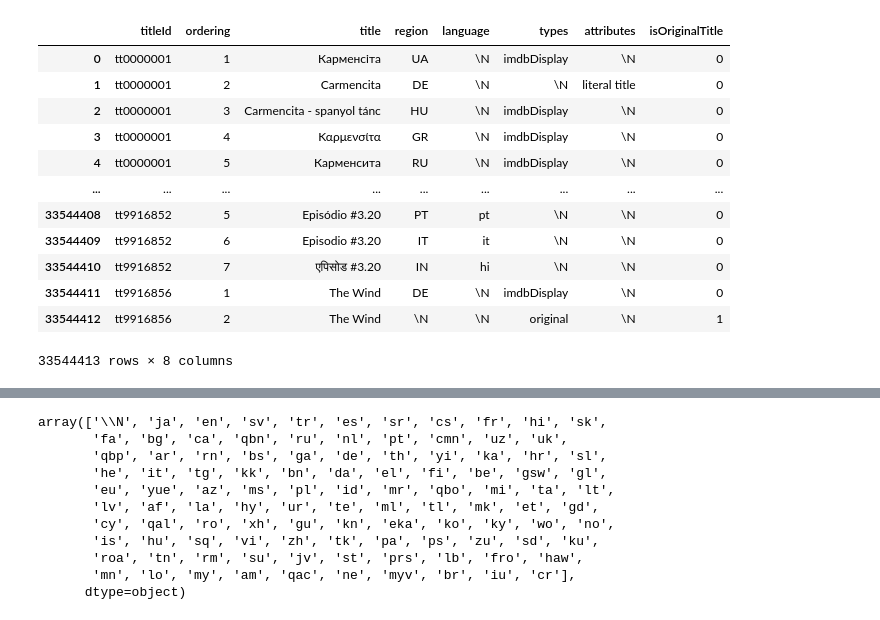
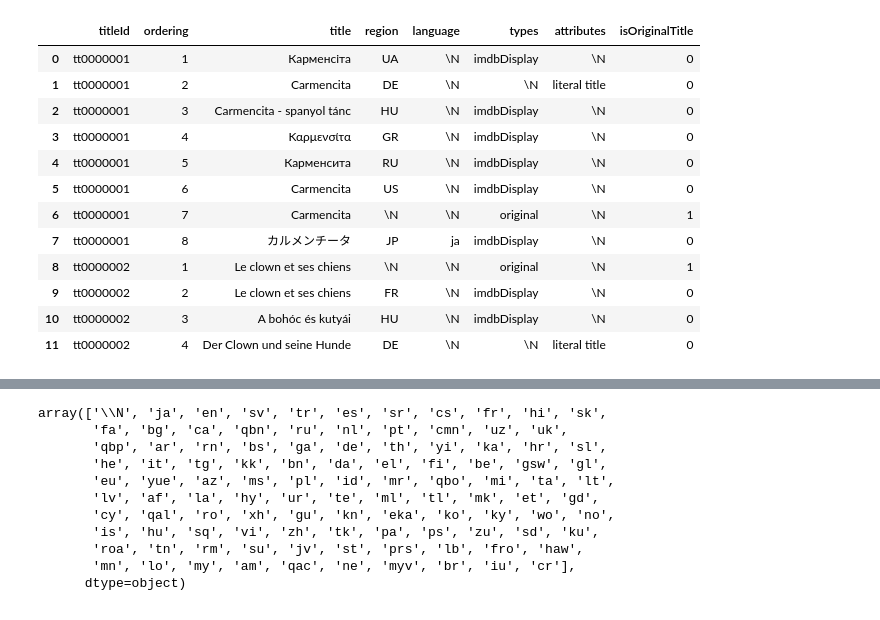
Before and after one commit to ExxetaMAydinbas/data-science-mit-python, a Jupyter notebook: Kursmaterial/bonus/analyze_imdb.ipynb, the cells around one changed output, grey strips where cells are left out. Drawn from its saved outputs; the diff is of its cells as text; code cells hidden in the pictures.

```diff
--- a/Kursmaterial/bonus/analyze_imdb.ipynb
+++ b/Kursmaterial/bonus/analyze_imdb.ipynb
@@ -8,5 +6,6 @@ data_dir = "data"
 # %%
-df_akas = pd.read_table('data/title.akas.tsv.gz', compression='gzip', on_bad_lines="skip")
-df_basics = pd.read_table('data/title.basics.tsv.gz', compression='gzip', on_bad_lines="skip")
-df_crew = pd.read_table('data/title.crew.tsv.gz', compression='gzip', on_bad_lines="skip")
-df_ratings = pd.read_table('data/title.ratings.tsv.gz', compression='gzip', on_bad_lines="skip")
+df_akas = pd.read_table('https://datasets.imdbws.com/title.akas.tsv.gz', compression='gzip', on_bad_lines="skip")
+df_basics = pd.read_table('https://datasets.imdbws.com/title.basics.tsv.gz', compression='gzip', on_bad_lines="skip")
+df_crew = pd.read_table('https://datasets.imdbws.com/title.crew.tsv.gz', compression='gzip', on_bad_lines="skip")
+df_ratings = pd.read_table('https://datasets.imdbws.com/title.ratings.tsv.gz', compression='gzip', on_bad_lines="skip")
+df_names = pd.read_table("https://datasets.imdbws.com/name.basics.tsv.gz", compression='gzip', on_bad_lines="skip")
@@ -13,16 +14,16 @@ df_ratings = pd.read_table('data/title.ratings.tsv.gz', compression='gzip', on_b
 # %%
-df_akas.head()
+df_akas.head(12)
 # %% [output]
 |  | titleId | ordering | title | region | language | types | attributes | isOriginalTitle |
 | 0 | tt0000001 | 1 | Карменсіта | UA | \N | imdbDisplay | \N | 0 |
 | 1 | tt0000001 | 2 | Carmencita | DE | \N | \N | literal title | 0 |
 | 2 | tt0000001 | 3 | Carmencita - spanyol tánc | HU | \N | imdbDisplay | \N | 0 |
 | 3 | tt0000001 | 4 | Καρμενσίτα | GR | \N | imdbDisplay | \N | 0 |
 | 4 | tt0000001 | 5 | Карменсита | RU | \N | imdbDisplay | \N | 0 |
-| ... | ... | ... | ... | ... | ... | ... | ... | ... |
-| 33544408 | tt9916852 | 5 | Episódio #3.20 | PT | pt | \N | \N | 0 |
-| 33544409 | tt9916852 | 6 | Episodio #3.20 | IT | it | \N | \N | 0 |
-| 33544410 | tt9916852 | 7 | एपिसोड #3.20 | IN | hi | \N | \N | 0 |
-| 33544411 | tt9916856 | 1 | The Wind | DE | \N | imdbDisplay | \N | 0 |
-| 33544412 | tt9916856 | 2 | The Wind | \N | \N | original | \N | 1 |
+| 5 | tt0000001 | 6 | Carmencita | US | \N | imdbDisplay | \N | 0 |
+| 6 | tt0000001 | 7 | Carmencita | \N | \N | original | \N | 1 |
+| 7 | tt0000001 | 8 | カルメンチータ | JP | ja | imdbDisplay | \N | 0 |
+| 8 | tt0000002 | 1 | Le clown et ses chiens | \N | \N | original | \N | 1 |
+| 9 | tt0000002 | 2 | Le clown et ses chiens | FR | \N | imdbDisplay | \N | 0 |
+| 10 | tt0000002 | 3 | A bohóc és kutyái | HU | \N | imdbDisplay | \N | 0 |
+| 11 | tt0000002 | 4 | Der Clown und seine Hunde | DE | \N | \N | literal title | 0 |
-33544413 rows × 8 columns
```
Also changed, not shown: parts of 58 cells of this notebook, 2 other files.
